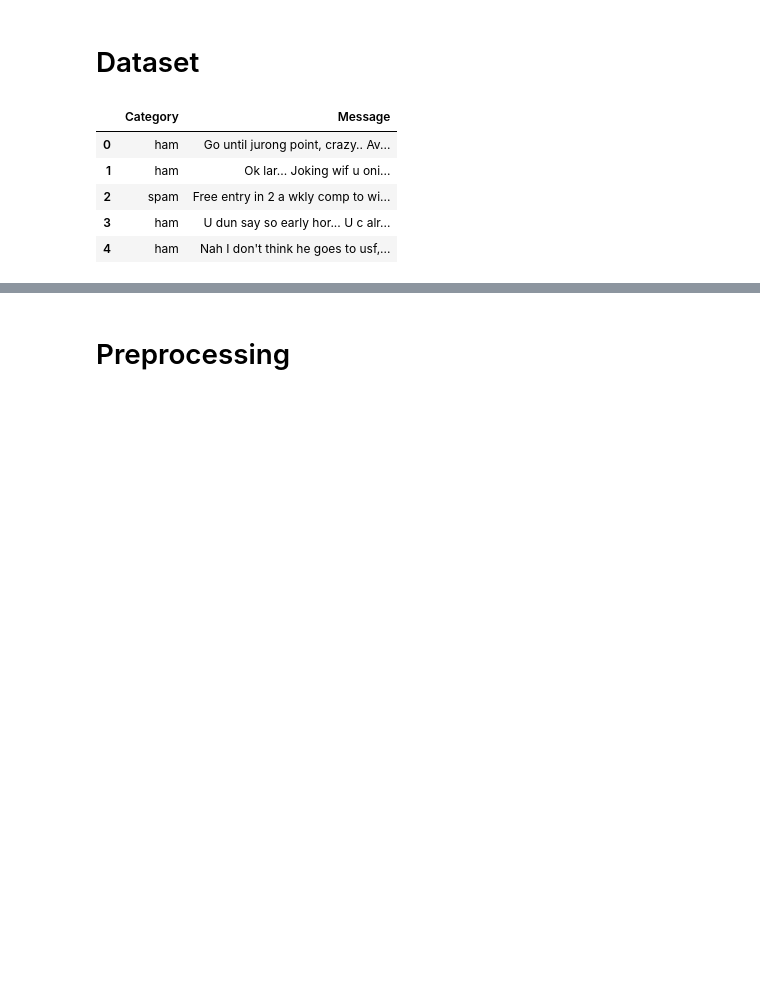
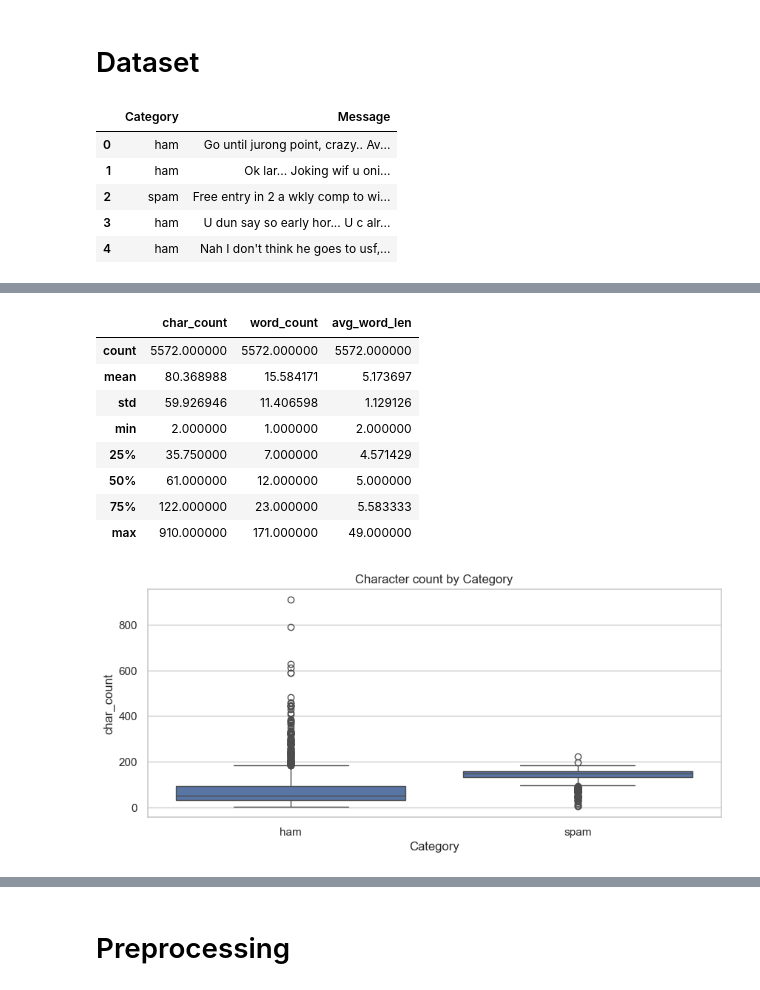
Before and after one commit to pearlispearl/NLP-Spam-email-detection, a Jupyter notebook: SpamEmailDetection.ipynb, the cells around one changed output, grey strips where cells are left out. Drawn from its saved outputs; the diff is of its cells as text; code cells hidden in the pictures; blank space fills up the shorter version.

```diff
--- a/SpamEmailDetection.ipynb
+++ b/SpamEmailDetection.ipynb
@@ -37,0 +77,21 @@ df.head()
+# %%
+df['char_count'] = df['Message'].str.len()
+df['word_count'] = df['Message'].str.split().apply(lambda x: len(x) if isinstance(x, list) else 0)
+df['avg_word_len'] = df['char_count'] / df['word_count'].replace(0,1)
+display(df[['char_count','word_count','avg_word_len']].describe())
+
+plt.figure(figsize=(10,4))
+sns.boxplot(x='Category', y='char_count', data=df)
+plt.title('Character count by Category')
+plt.show()
+# %% [output]
+|  | char_count | word_count | avg_word_len |
+| count | 5572.000000 | 5572.000000 | 5572.000000 |
+| mean | 80.368988 | 15.584171 | 5.173697 |
+| std | 59.926946 | 11.406598 | 1.129126 |
+| min | 2.000000 | 1.000000 | 2.000000 |
+| 25% | 35.750000 | 7.000000 | 4.571429 |
+| 50% | 61.000000 | 12.000000 | 5.000000 |
+| 75% | 122.000000 | 23.000000 | 5.583333 |
+| max | 910.000000 | 171.000000 | 49.000000 |
+[figure, added]
```
Also changed, not shown: parts of 21 cells of this notebook, 42 other files.
